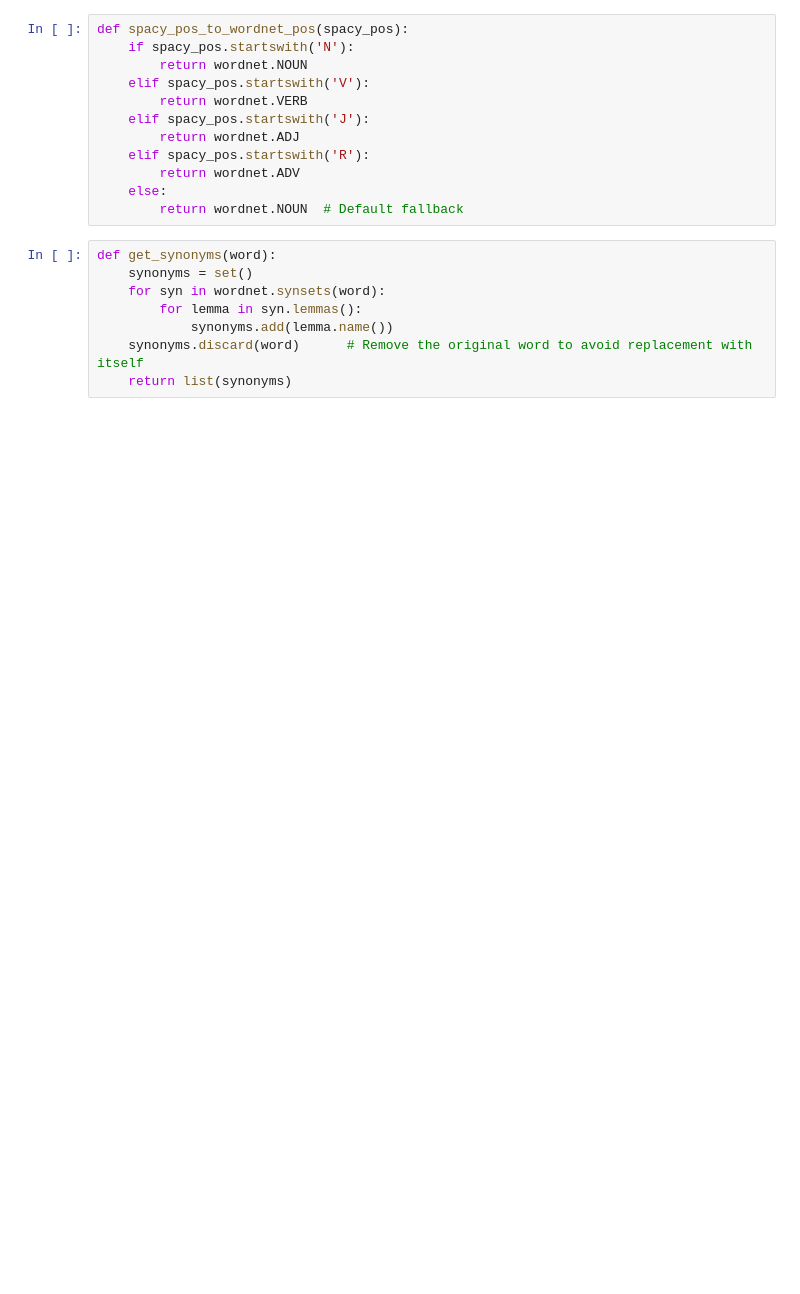
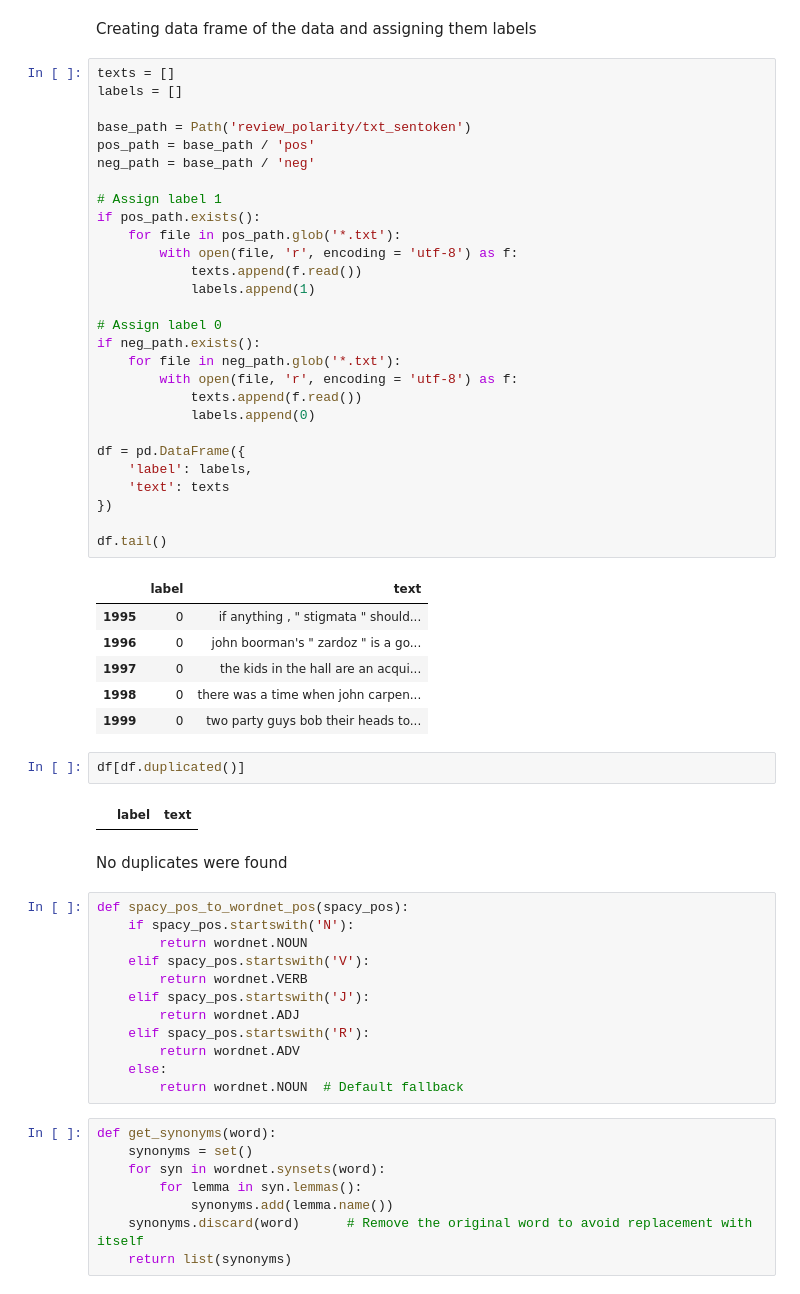
Before and after one commit to Natural-Language-Processing-25/Sentiment-Analysis-of-movie-reviews, a Jupyter notebook: Main.ipynb, the cells around one changed output. Saved outputs shown, nothing was run; the diff lists cells and outputs as text; blank space fills up the shorter version.

```diff
--- a/Main.ipynb
+++ b/Main.ipynb
@@ -30,3 +63,46 @@ nlp = spacy.load('en_core_web_sm')
+# %% [markdown]
+Creating data frame of the data and assigning them labels
+# %%
+texts = []
+labels = []
+
+base_path = Path('review_polarity/txt_sentoken')
+pos_path = base_path / 'pos'
+neg_path = base_path / 'neg'
+
+# Assign label 1
+if pos_path.exists():
+    for file in pos_path.glob('*.txt'):
+        with open(file, 'r', encoding = 'utf-8') as f:
+            texts.append(f.read())
+            labels.append(1)
+
+# Assign label 0
+if neg_path.exists():
+    for file in neg_path.glob('*.txt'):
+        with open(file, 'r', encoding = 'utf-8') as f:
+            texts.append(f.read())
+            labels.append(0)
+
+df = pd.DataFrame({
+    'label': labels,
+    'text': texts
+})
+
+df.tail()
+# %% [output]
+|  | label | text |
+| 1995 | 0 | if anything , " stigmata " should... |
+| 1996 | 0 | john boorman's " zardoz " is a go... |
+| 1997 | 0 | the kids in the hall are an acqui... |
+| 1998 | 0 | there was a time when john carpen... |
+| 1999 | 0 | two party guys bob their heads to... |
+# %%
+df[df.duplicated()]
+# %% [output]
+|  | label | text |
+# %% [markdown]
+No duplicates were found
 # %%
 def spacy_pos_to_wordnet_pos(spacy_pos):
     if spacy_pos.startswith('N'):
```
Also changed, not shown: parts of 35 cells of this notebook, 24 other files.
